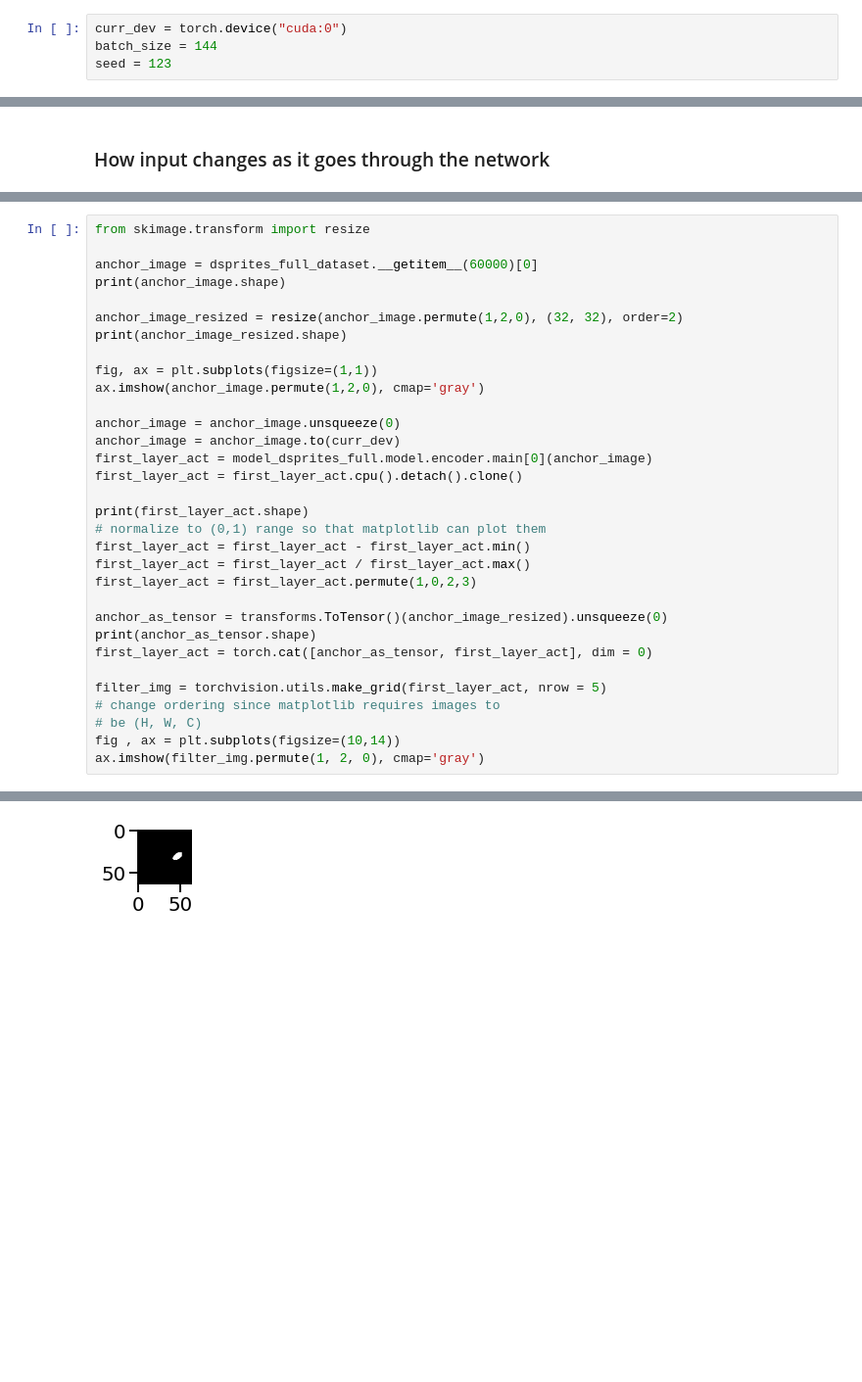
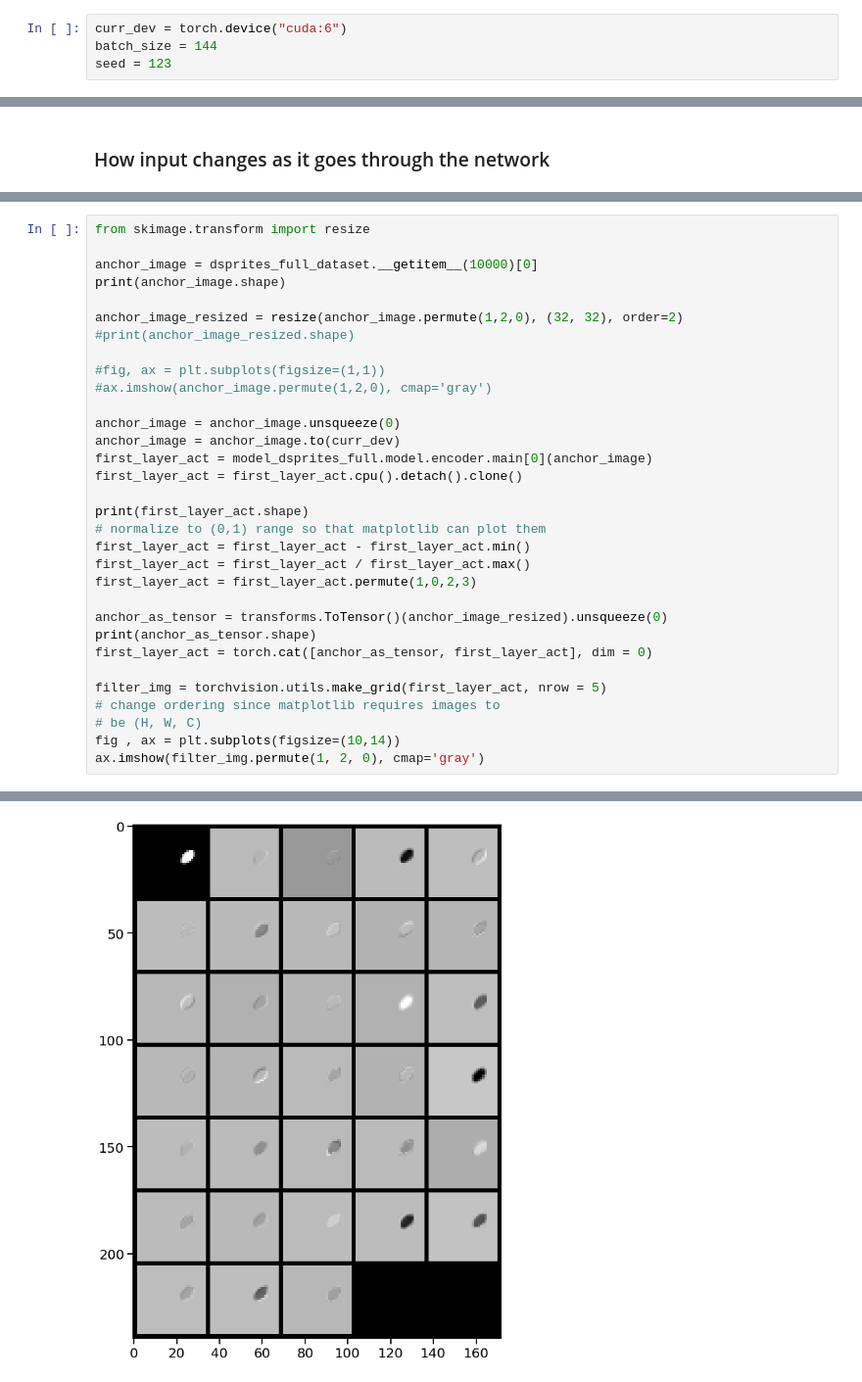
Before and after one commit to muhammadyaseen/vae-disentanglement, a Jupyter notebook: Filter_And_Model_Internals_Investigation.ipynb, the cells around one changed output, grey strips where cells are left out. Shown at 98% size. Drawn from its saved outputs; the diff is of its cells as text; blank space fills up the shorter version.

```diff
--- a/Filter_And_Model_Internals_Investigation.ipynb
+++ b/Filter_And_Model_Internals_Investigation.ipynb
@@ -22,7 +22,7 @@ from notebook_utils import *
 %matplotlib inline
 sns.set_context('talk', font_scale=1.2, rc={'lines.linewidth': 1.5})
 # %%
-curr_dev = torch.device("cuda:0")
+curr_dev = torch.device("cuda:6")
 batch_size = 144
 seed = 123
 # %%
@@ -121,14 +124,14 @@ Ouput :  torch.Size([1, 1, 64, 64])
 # %%
 from skimage.transform import resize
 
-anchor_image = dsprites_full_dataset.__getitem__(60000)[0]
+anchor_image = dsprites_full_dataset.__getitem__(10000)[0]
 print(anchor_image.shape)
 
 anchor_image_resized = resize(anchor_image.permute(1,2,0), (32, 32), order=2)
-print(anchor_image_resized.shape)
+#print(anchor_image_resized.shape)
 
-fig, ax = plt.subplots(figsize=(1,1))
-ax.imshow(anchor_image.permute(1,2,0), cmap='gray')
+#fig, ax = plt.subplots(figsize=(1,1))
+#ax.imshow(anchor_image.permute(1,2,0), cmap='gray')
 
 anchor_image = anchor_image.unsqueeze(0)
 anchor_image = anchor_image.to(curr_dev)
@@ -156,4 +158,4 @@ torch.Size([1, 64, 64])
 torch.Size([1, 32, 32, 32])
 torch.Size([1, 1, 32, 32])
 <matplotlib.image.AxesImage at 0x...>
-[figure, old version]
+[figure, new version]
```
Also changed, not shown: parts of 19 cells of this notebook, 13 other files.
